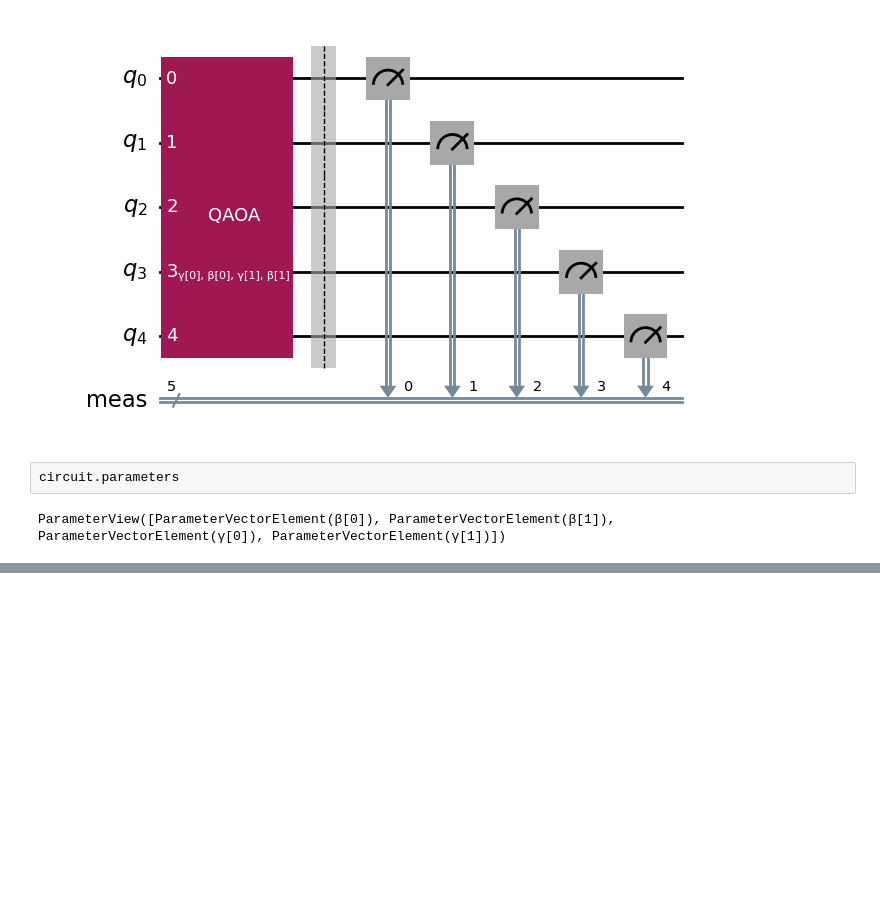
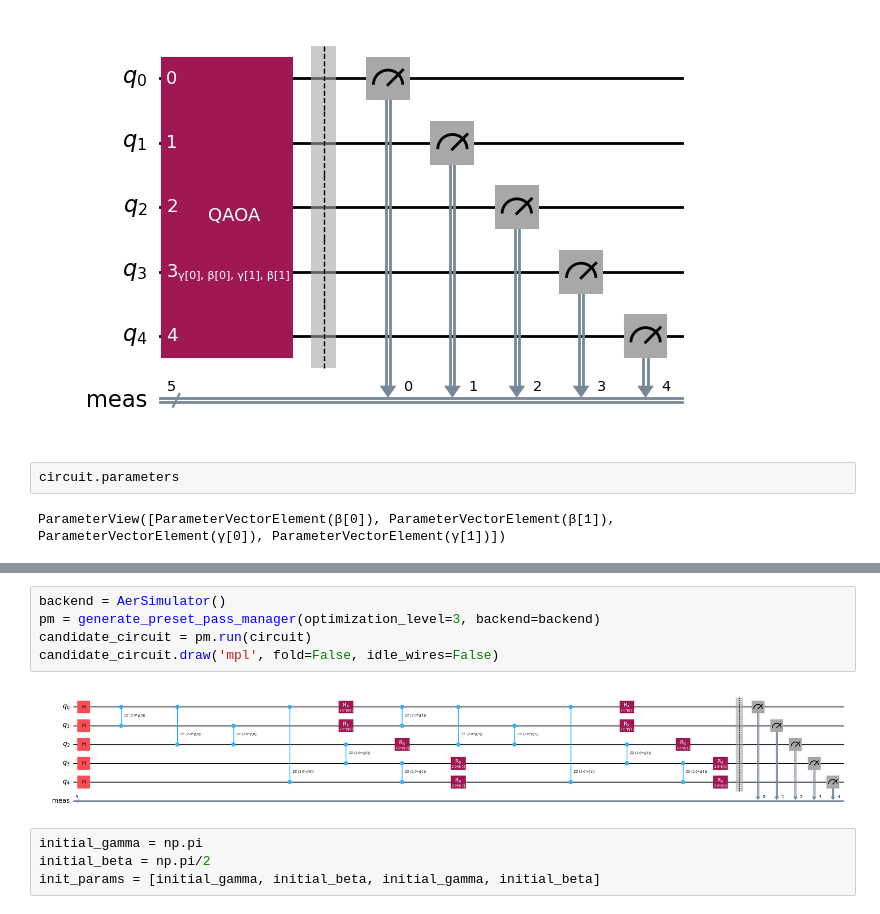
Before and after one commit to pfischer1687/qiskit_scratch, a Jupyter notebook: qiskit_scratch/qiskit_scratch.ipynb, the cells around one changed output, grey strips where cells are left out. Saved outputs shown, nothing was run; the diff lists cells and outputs as text; blank space fills up the shorter version.

```diff
--- a/qiskit_scratch/qiskit_scratch.ipynb
+++ b/qiskit_scratch/qiskit_scratch.ipynb
@@ -209,0 +226,11 @@ ParameterView([ParameterVectorElement(β[0]), ParameterVectorElement(β[1]), Par
+# %%
+backend = AerSimulator()
+pm = generate_preset_pass_manager(optimization_level=3, backend=backend)
+candidate_circuit = pm.run(circuit)
+candidate_circuit.draw('mpl', fold=False, idle_wires=False)
+# %% [output]
+[figure, added]
+# %%
+initial_gamma = np.pi
+initial_beta = np.pi/2
+init_params = [initial_gamma, initial_beta, initial_gamma, initial_beta]
```
Also changed, not shown: parts of 27 cells of this notebook, 2 other files.
